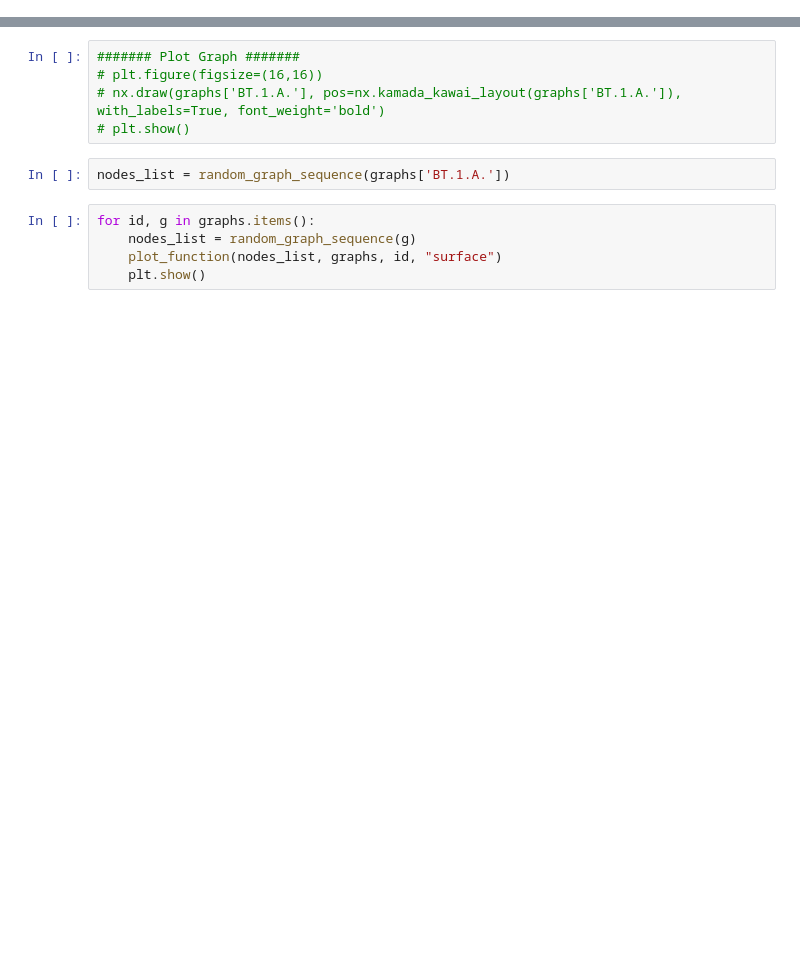
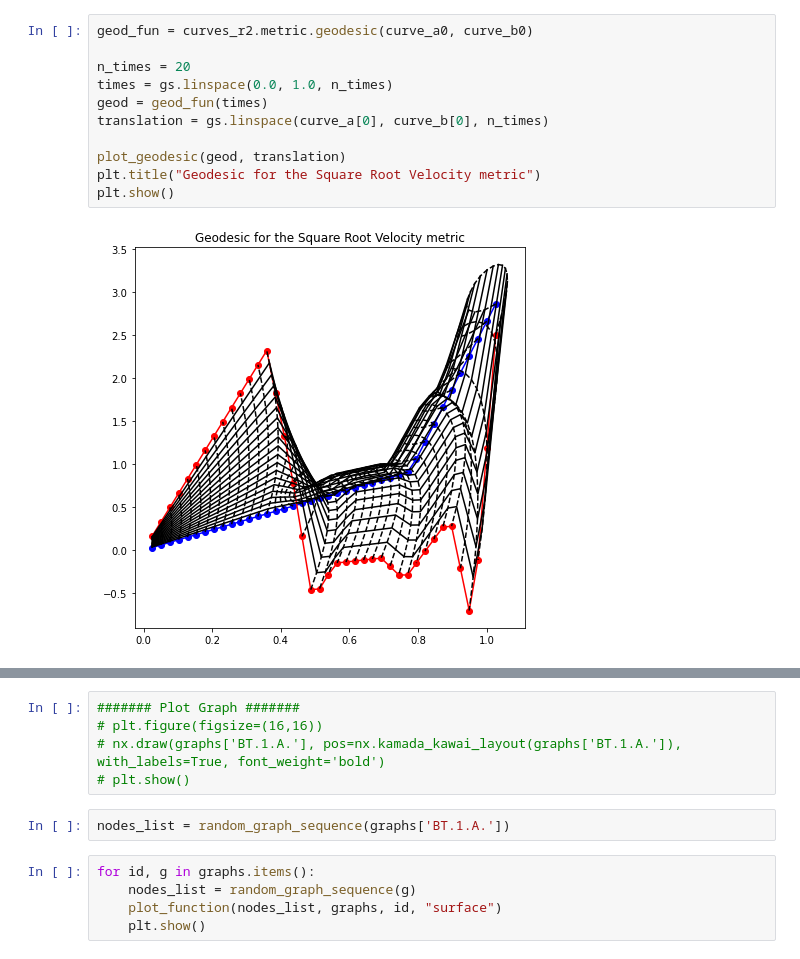
Before and after one commit to MATH-Hackathon-23-24/P2-Geometric-Learning, a Jupyter notebook: properties_and_sequence.ipynb, the cells around one changed output, grey strips where cells are left out. Drawn from its saved outputs; the diff is of its cells as text; blank space fills up the shorter version.

```diff
--- a/properties_and_sequence.ipynb
+++ b/properties_and_sequence.ipynb
@@ -133,0 +182,13 @@ ValueError: `y` must contain only finite values.
+# %%
+geod_fun = curves_r2.metric.geodesic(curve_a0, curve_b0)
+
+n_times = 20
+times = gs.linspace(0.0, 1.0, n_times)
+geod = geod_fun(times)
+translation = gs.linspace(curve_a[0], curve_b[0], n_times)
+
+plot_geodesic(geod, translation)
+plt.title("Geodesic for the Square Root Velocity metric")
+plt.show()
+# %% [output]
+[figure, added]
```
Also changed, not shown: parts of 13 cells of this notebook, 3 other files.
